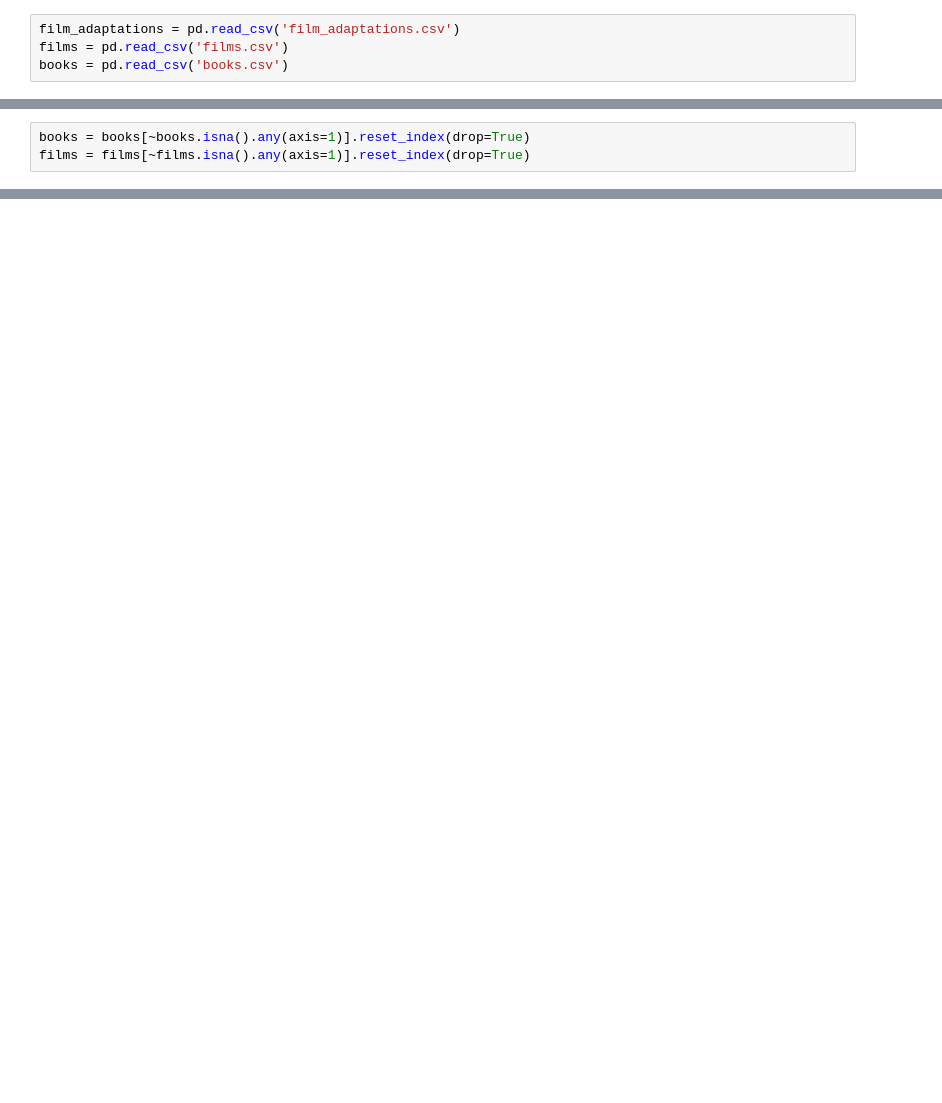
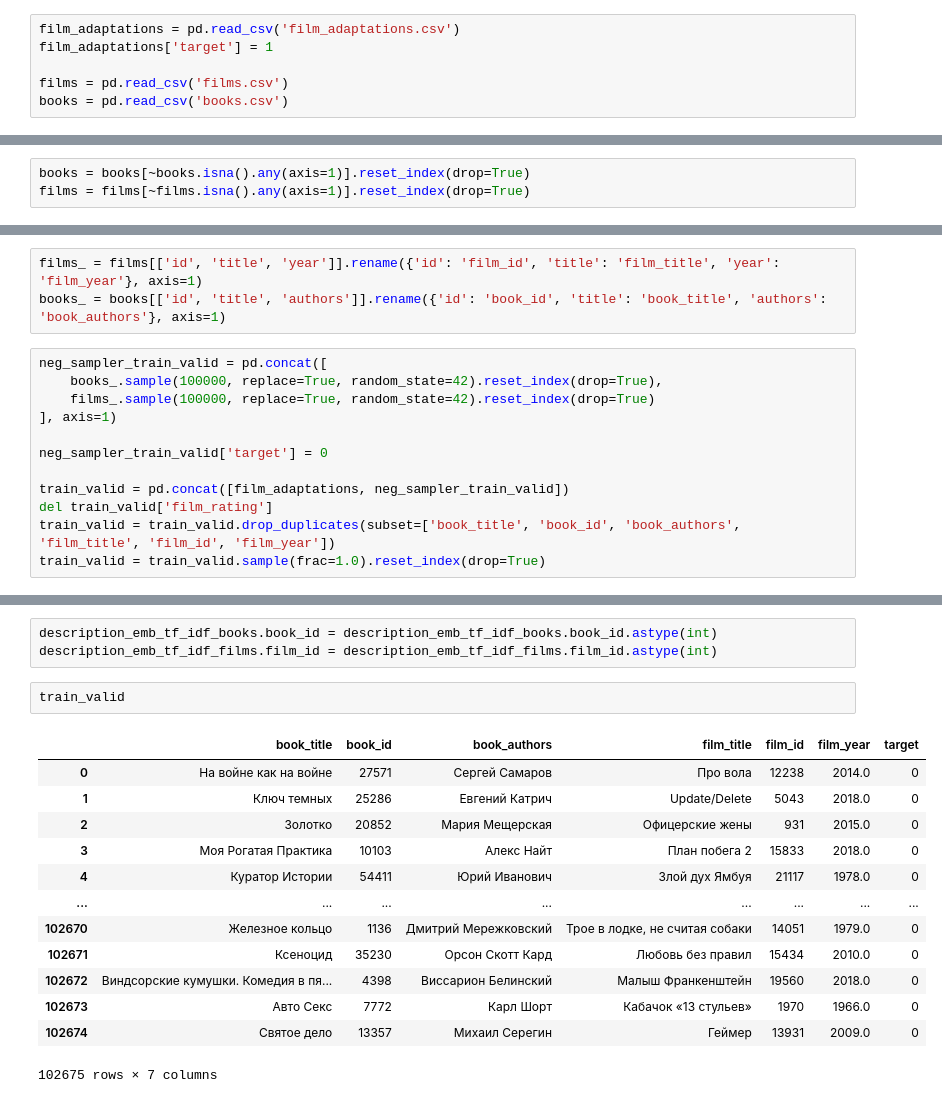
Before and after one commit to Varfalamei/cross-domain-recsys, a Jupyter notebook: notebooks/collect_data_fit_catboost.ipynb, the cells around one changed output, grey strips where cells are left out. Cells and saved outputs as stored; diff of their text form; blank space fills up the shorter version.

```diff
--- a/notebooks/collect_data_fit_catboost.ipynb
+++ b/notebooks/collect_data_fit_catboost.ipynb
@@ -43,4 +68,6 @@ import catboost
 # %%
 film_adaptations = pd.read_csv('film_adaptations.csv')
+film_adaptations['target'] = 1
+
 films = pd.read_csv('films.csv')
 books = pd.read_csv('books.csv')
@@ -84,0 +77,15 @@ films[films.description.str.contains('по книге')]
+# %%
+films_ = films[['id', 'title', 'year']].rename({'id': 'film_id', 'title': 'film_title', 'year': 'film_year'}, axis=1)
+books_ = books[['id', 'title', 'authors']].rename({'id': 'book_id', 'title': 'book_title', 'authors': 'book_authors'}, axis=1)
+# %%
+neg_sampler_train_valid = pd.concat([
+    books_.sample(100000, replace=True, random_state=42).reset_index(drop=True),
+    films_.sample(100000, replace=True, random_state=42).reset_index(drop=True)
+], axis=1)
+
+neg_sampler_train_valid['target'] = 0
+
+train_valid = pd.concat([film_adaptations, neg_sampler_train_valid])
+del train_valid['film_rating']
+train_valid = train_valid.drop_duplicates(subset=['book_title', 'book_id', 'book_authors', 'film_title', 'film_id', 'film_year'])
+train_valid = train_valid.sample(frac=1.0).reset_index(drop=True)
@@ -84,0 +127,19 @@ films[films.description.str.contains('по книге')]
+# %%
+description_emb_tf_idf_books.book_id = description_emb_tf_idf_books.book_id.astype(int)
+description_emb_tf_idf_films.film_id = description_emb_tf_idf_films.film_id.astype(int)
+# %%
+train_valid
+# %% [output]
+|  | book_title | book_id | book_authors | film_title | film_id | film_year | target |
+| 0 | На войне как на войне | 27571 | Сергей Самаров | Про вола | 12238 | 2014.0 | 0 |
+| 1 | Ключ темных | 25286 | Евгений Катрич | Update/Delete | 5043 | 2018.0 | 0 |
+| 2 | Золотко | 20852 | Мария Мещерская | Офицерские жены | 931 | 2015.0 | 0 |
+| 3 | Моя Рогатая Практика | 10103 | Алекс Найт | План побега 2 | 15833 | 2018.0 | 0 |
+| 4 | Куратор Истории | 54411 | Юрий Иванович | Злой дух Ямбуя | 21117 | 1978.0 | 0 |
+| ... | ... | ... | ... | ... | ... | ... | ... |
+| 102670 | Железное кольцо | 1136 | Дмитрий Мережковский | Трое в лодке, не считая собаки | 14051 | 1979.0 | 0 |
+| 102671 | Ксеноцид | 35230 | Орсон Скотт Кард | Любовь без правил | 15434 | 2010.0 | 0 |
+| 102672 | Виндсорские кумушки. Комедия в пя... | 4398 | Виссарион Белинский | Малыш Франкенштейн | 19560 | 2018.0 | 0 |
+| 102673 | Авто Секс | 7772 | Карл Шорт | Кабачок «13 стульев» | 1970 | 1966.0 | 0 |
+| 102674 | Святое дело | 13357 | Михаил Серегин | Геймер | 13931 | 2009.0 | 0 |
+102675 rows × 7 columns
```
Also changed, not shown: parts of 29 cells of this notebook, 2 other files.
